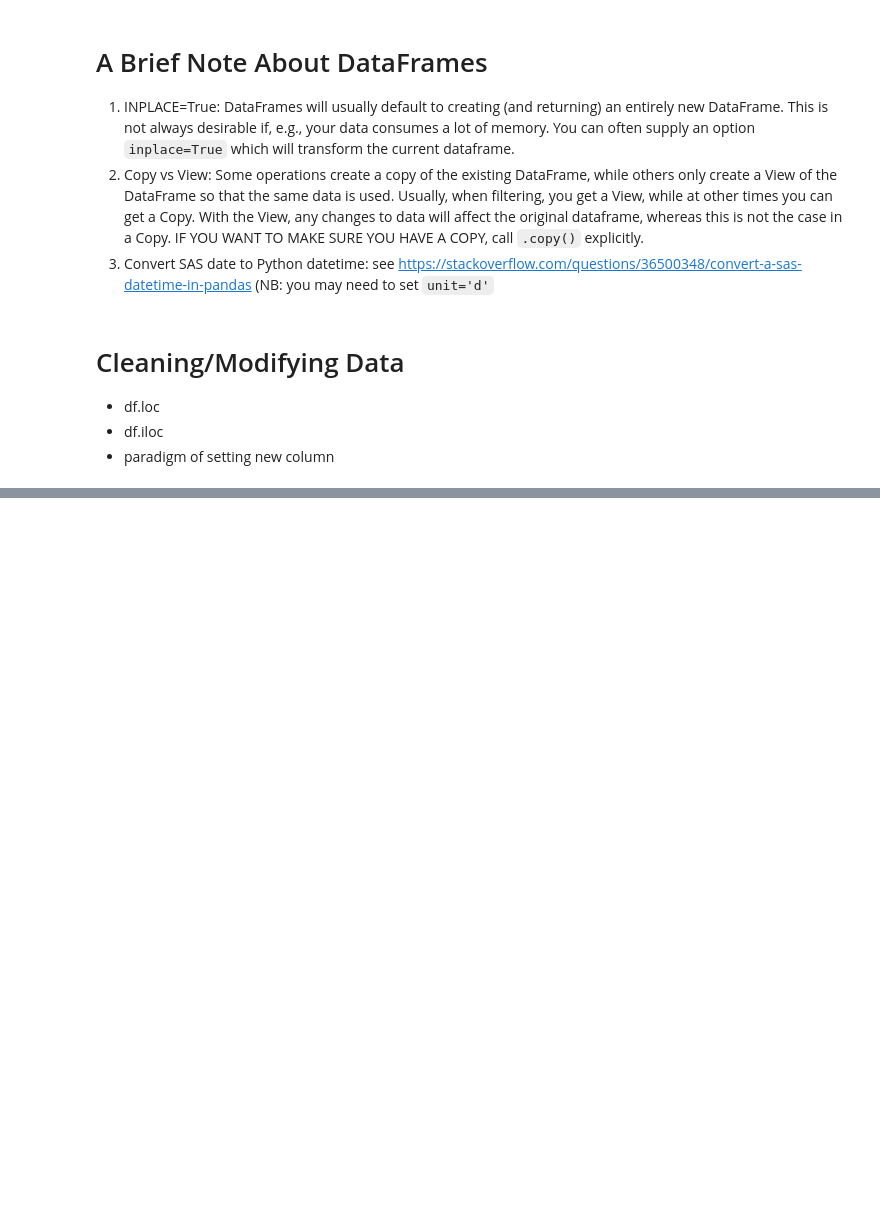
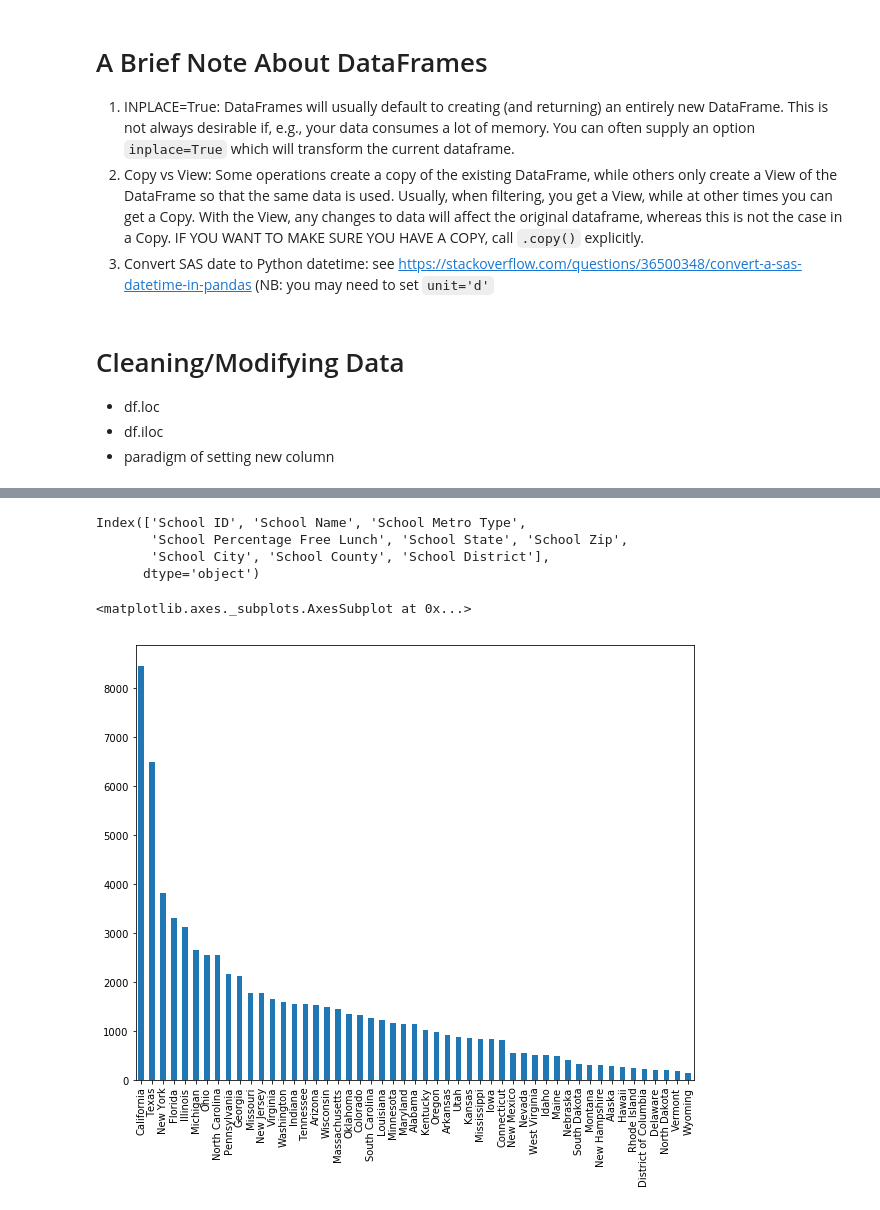
Before and after one commit to dcronkite/pytraining, a Jupyter notebook: 012-Pandas-Adv/advanced_pandas_complete.ipynb, the cells around one changed output, grey strips where cells are left out. Cells and saved outputs as stored; diff of their text form; code cells hidden in the pictures; blank space fills up the shorter version.

```diff
--- a/012-Pandas-Adv/advanced_pandas_complete.ipynb
+++ b/012-Pandas-Adv/advanced_pandas_complete.ipynb
@@ -169,0 +368,12 @@ proj_df[['Project Cost', 'Project Type']].plot()
+# %%
+school_df.columns
+# %% [output]
+Index(['School ID', 'School Name', 'School Metro Type',
+       'School Percentage Free Lunch', 'School State', 'School Zip',
+       'School City', 'School County', 'School District'],
+      dtype='object')
+# %%
+school_df['School State'].value_counts().plot.bar(figsize=(10, 8))
+# %% [output]
+<matplotlib.axes._subplots.AxesSubplot at 0x...>
+[figure, added]
```
Also changed, not shown: parts of 62 cells of this notebook, 1 other file.
